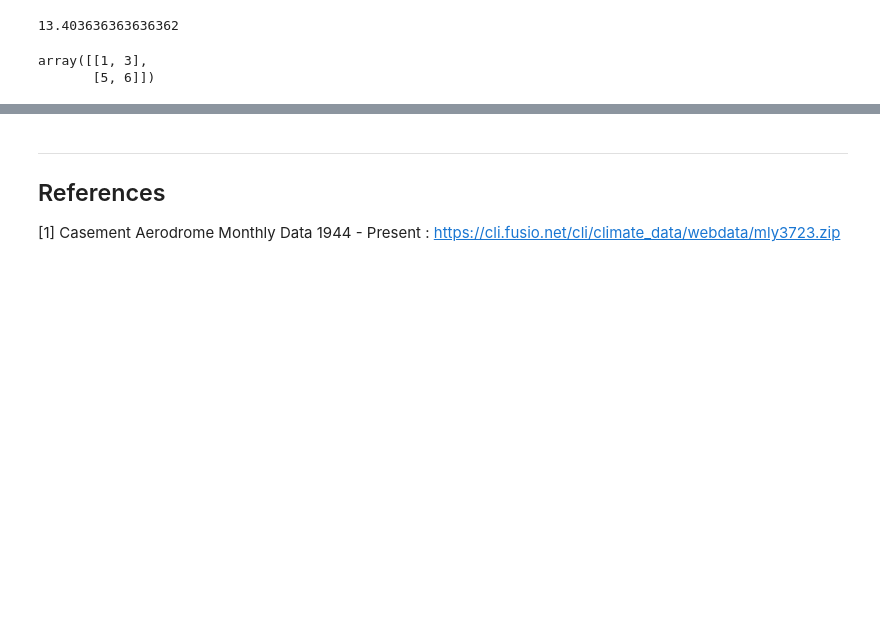
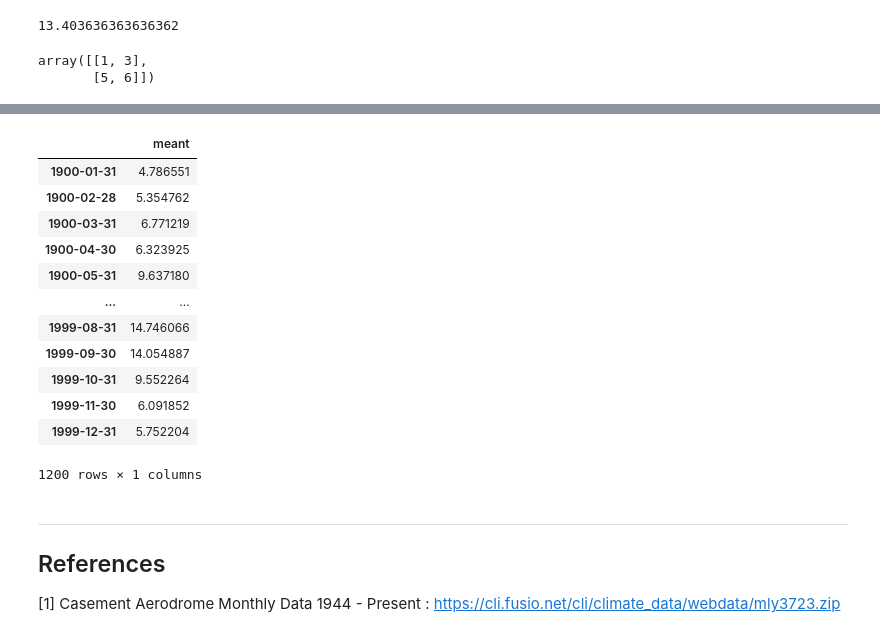
Before and after one commit to AdrianDonohoe/PDAProject2019, a Jupyter notebook: PDA Project - Casement Weather Station.ipynb, the cells around one changed output, grey strips where cells are left out. Saved outputs shown, nothing was run; the diff lists cells and outputs as text; code cells hidden in the pictures; blank space fills up the shorter version.

Commit message:
100 years of meant in one df column

```diff
--- a/PDA Project - Casement Weather Station.ipynb
+++ b/PDA Project - Casement Weather Station.ipynb
@@ -177,3 +134,57 @@ new
+# %%
+import numpy as np
+import pandas as pd
+rng = pd.date_range('1/1/1900', periods=100, freq='12M')
+jan_meant_100 = pd.DataFrame(np.random.normal(jan,1,100), index=rng, columns=["meant"])
+rng = pd.date_range('2/1/1900', periods=100, freq='12M')
+feb_meant_100 = pd.DataFrame(np.random.normal(feb,1,100), index=rng, columns=["meant"])
+rng = pd.date_range('3/1/1900', periods=100, freq='12M')
+mar_meant_100 = pd.DataFrame(np.random.normal(mar,1,100), index=rng, columns=["meant"])
+rng = pd.date_range('4/1/1900', periods=100, freq='12M')
+apr_meant_100 = pd.DataFrame(np.random.normal(apr,1,100), index=rng, columns=["meant"])
+rng = pd.date_range('5/1/1900', periods=100, freq='12M')
+may_meant_100 = pd.DataFrame(np.random.normal(may,1,100), index=rng, columns=["meant"])
+rng = pd.date_range('6/1/1900', periods=100, freq='12M')
+jun_meant_100 = pd.DataFrame(np.random.normal(jun,1,100), index=rng, columns=["meant"])
+rng = pd.date_range('7/1/1900', periods=100, freq='12M')
+jul_meant_100 = pd.DataFrame(np.random.normal(jul,1,100), index=rng, columns=["meant"])
+rng = pd.date_range('8/1/1900', periods=100, freq='12M')
+aug_meant_100 = pd.DataFrame(np.random.normal(aug,1,100), index=rng, columns=["meant"])
+rng = pd.date_range('9/1/1900', periods=100, freq='12M')
+sept_meant_100 = pd.DataFrame(np.random.normal(sep,1,100), index=rng, columns=["meant"])
+rng = pd.date_range('10/1/1900', periods=100, freq='12M')
+oct_meant_100 = pd.DataFrame(np.random.normal(octo,1,100), index=rng, columns=["meant"])
+rng = pd.date_range('11/1/1900', periods=100, freq='12M')
+nov_meant_100 = pd.DataFrame(np.random.normal(nov,1,100), index=rng, columns=["meant"])
+rng = pd.date_range('12/1/1900', periods=100, freq='12M')
+dec_meant_100 = pd.DataFrame(np.random.normal(dec,1,100), index=rng, columns=["meant"])
+result = pd.merge(jan_meant_100,feb_meant_100,how='outer',on='meant',left_index=True, right_index=True) # Adapted from https://stackoverflow.com/a/36293107
+result = pd.merge(result,mar_meant_100,how='outer',on='meant',left_index=True, right_index=True)
+result = pd.merge(result,apr_meant_100,how='outer',on='meant',left_index=True, right_index=True)
+result = pd.merge(result,may_meant_100,how='outer',on='meant',left_index=True, right_index=True)
+result = pd.merge(result,jun_meant_100,how='outer',on='meant',left_index=True, right_index=True)
+result = pd.merge(result,jul_meant_100,how='outer',on='meant',left_index=True, right_index=True)
+result = pd.merge(result,aug_meant_100,how='outer',on='meant',left_index=True, right_index=True)
+result = pd.merge(result,sept_meant_100,how='outer',on='meant',left_index=True, right_index=True)
+result = pd.merge(result,oct_meant_100,how='outer',on='meant',left_index=True, right_index=True)
+result = pd.merge(result,nov_meant_100,how='outer',on='meant',left_index=True, right_index=True)
+result = pd.merge(result,dec_meant_100,how='outer',on='meant',left_index=True, right_index=True)
+
+result
+# %% [output]
+|  | meant |
+| 1900-01-31 | 4.786551 |
+| 1900-02-28 | 5.354762 |
+| 1900-03-31 | 6.771219 |
+| 1900-04-30 | 6.323925 |
+| 1900-05-31 | 9.637180 |
+| ... | ... |
+| 1999-08-31 | 14.746066 |
+| 1999-09-30 | 14.054887 |
+| 1999-10-31 | 9.552264 |
+| 1999-11-30 | 6.091852 |
+| 1999-12-31 | 5.752204 |
+1200 rows × 1 columns
 # %% [markdown]
 ***
 ## References
```
Also changed, not shown: parts of 2 cells of this notebook.
